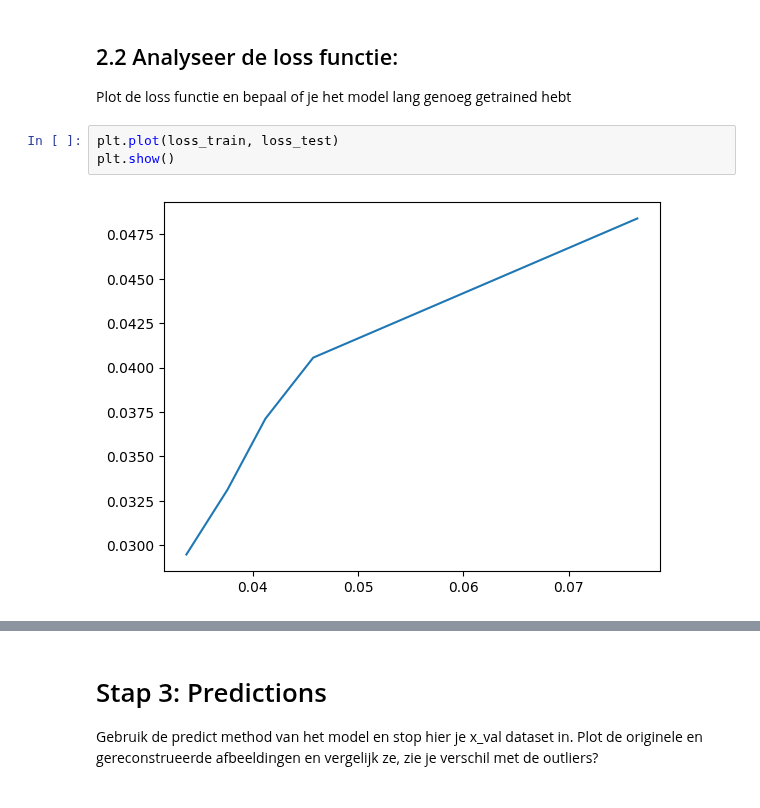
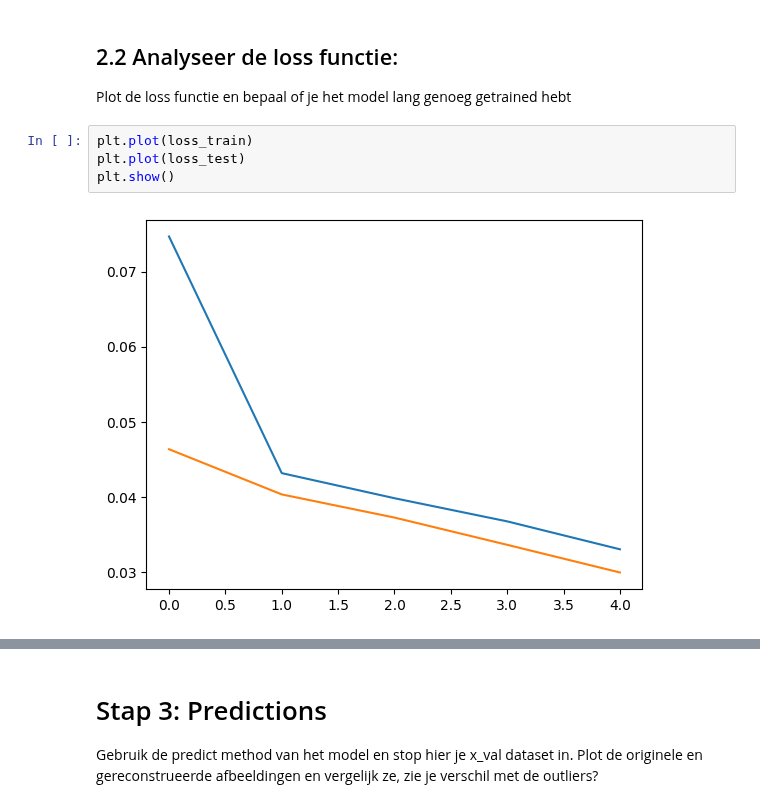
Before and after one commit to yanj27/Smart_Industry, a Jupyter notebook: College 3/Image outlier detection met de AutoEncoder - Les 3.ipynb, the cells around one changed output, grey strips where cells are left out. Drawn from its saved outputs; the diff is of its cells as text.

```diff
--- a/College 3/Image outlier detection met de AutoEncoder - Les 3.ipynb
+++ b/College 3/Image outlier detection met de AutoEncoder - Les 3.ipynb
@@ -166,7 +148,8 @@ Epoch 5/5
 ## 2.2 Analyseer de loss functie:
 Plot de loss functie en bepaal of je het model lang genoeg getrained hebt
 # %%
-plt.plot(loss_train, loss_test)
+plt.plot(loss_train)
+plt.plot(loss_test)
 plt.show()
 # %% [output]
-[figure, old version]
+[figure, new version]
```
Also changed, not shown: parts of 5 cells of this notebook.
